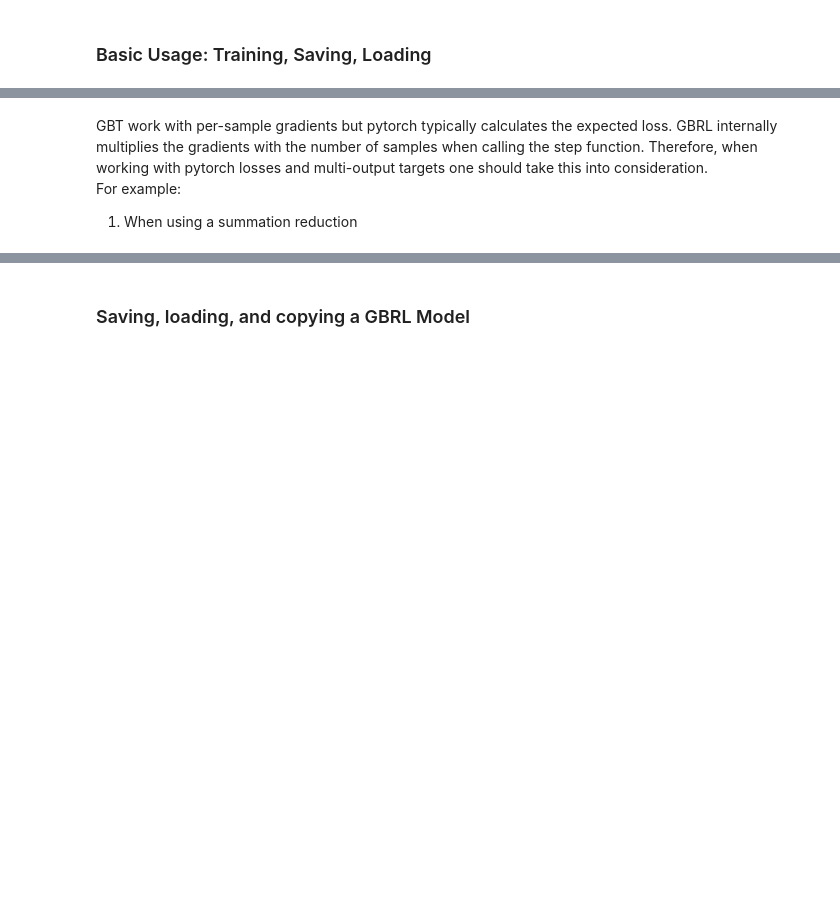
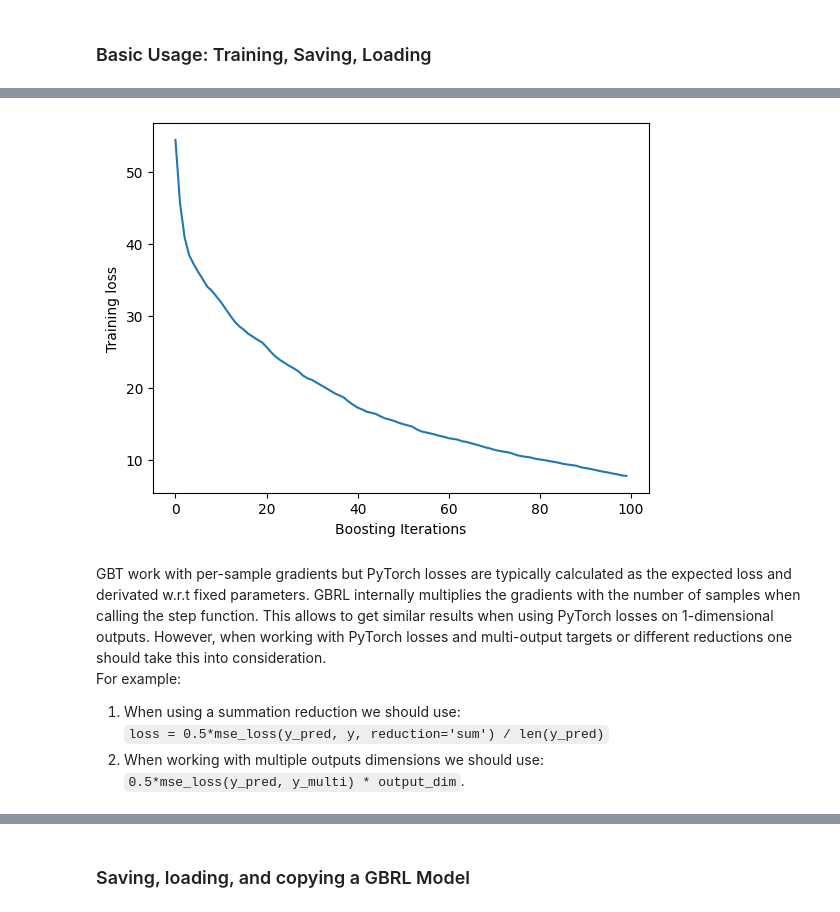
Before and after one commit to NVlabs/gbrl, a Jupyter notebook: tutorial.ipynb, the cells around one changed output, grey strips where cells are left out. Drawn from its saved outputs; the diff is of its cells as text; code cells hidden in the pictures; blank space fills up the shorter version.

```diff
--- a/tutorial.ipynb
+++ b/tutorial.ipynb
@@ -60,13 +61,14 @@ gbrl_params = {
                 }
 # %%
 # setting up model
-gbt_model = GradientBoostingTrees(
+gbrl_model = GBRL(
                     output_dim=out_dim,
                     tree_struct=tree_struct,
                     optimizer=optimizer,
                     gbrl_params=gbrl_params,
                     verbose=0,
                     device=device)
-gbt_model.set_bias_from_targets(y)
+# set GBRL bias
+gbrl_model.set_bias_from_targets(y)
 # %% [output]
 Setting GBRL device to cuda
@@ -74,13 +75,11 @@ Setting policy optimizer indices: 0->1
 # %%
-# training for 10 epochs
-n_epochs = 10
-for _ in range(n_epochs):
-    # forward pass - setting requires_grad=True is mandatory for training
-    # y_pred is a torch tensor
-    y_pred = gbt_model(X, requires_grad=True)
+def rmse_incremental_step(model, X, y):
+    # forward pass - y_pred is a torch tensor with requires_grad = True by default
+    y_pred = model(X)
     # calculate loss - we must scale pytorch's mse loss function by 0.5 to get the correct MSE gradient
     loss = 0.5*mse_loss(y_pred, y)
     loss.backward()
     # perform a boosting step
-    gbt_model.step(X)
-    print(f"Boosting iteration: {gbt_model.get_iteration()} RMSE loss: {loss.sqrt()}")
+    model.step(X)
+    # return RMSE
+    return loss.sqrt().item()
@@ -98,4 +86,28 @@ Boosting iteration: 10 RMSE loss: 32.695125579833984
+# %%
+# Helper function to plot results
+def plot_loss(n_iterations, losses, x_label, y_label):
+    plt.close('all')
+    _, ax = plt.subplots()
+
+    ax.plot(np.arange(n_iterations), losses)
+    ax.set_xlabel(x_label)
+    ax.set_ylabel(y_label)
+    plt.show()
+# %%
+# training for 100 iterations
+n_iterations = 100
+losses = []
+for _ in range(n_iterations):
+    rmse_loss = rmse_incremental_step(gbrl_model, X, y)
+    losses.append(rmse_loss)
+
+plot_loss(n_iterations, losses, y_label='Training loss', x_label='Boosting Iterations')
+# %% [output]
+[figure, added]
 # %% [markdown]
-GBT work with per-sample gradients but pytorch typically calculates the expected loss. GBRL internally multiplies the gradients with the number of samples when calling the step function. Therefore, when working with pytorch losses and multi-output targets one should take this into consideration.
+GBT work with per-sample gradients but PyTorch losses are typically calculated as the expected loss and derivated w.r.t fixed parameters. GBRL internally multiplies the gradients with the number of samples when calling the step function. This allows to get similar results when using PyTorch losses on 1-dimensional outputs. However, when working with PyTorch losses and multi-output targets or different reductions one should take this into consideration.
 For example:
-1. When using a summation reduction
+1. When using a summation reduction we should use:
+    `loss = 0.5*mse_loss(y_pred, y, reduction='sum') / len(y_pred)`
+2. When working with multiple outputs dimensions we should use:
+    `0.5*mse_loss(y_pred, y_multi) * output_dim`.
```
Also changed, not shown: parts of 20 cells of this notebook, 26 other files.
